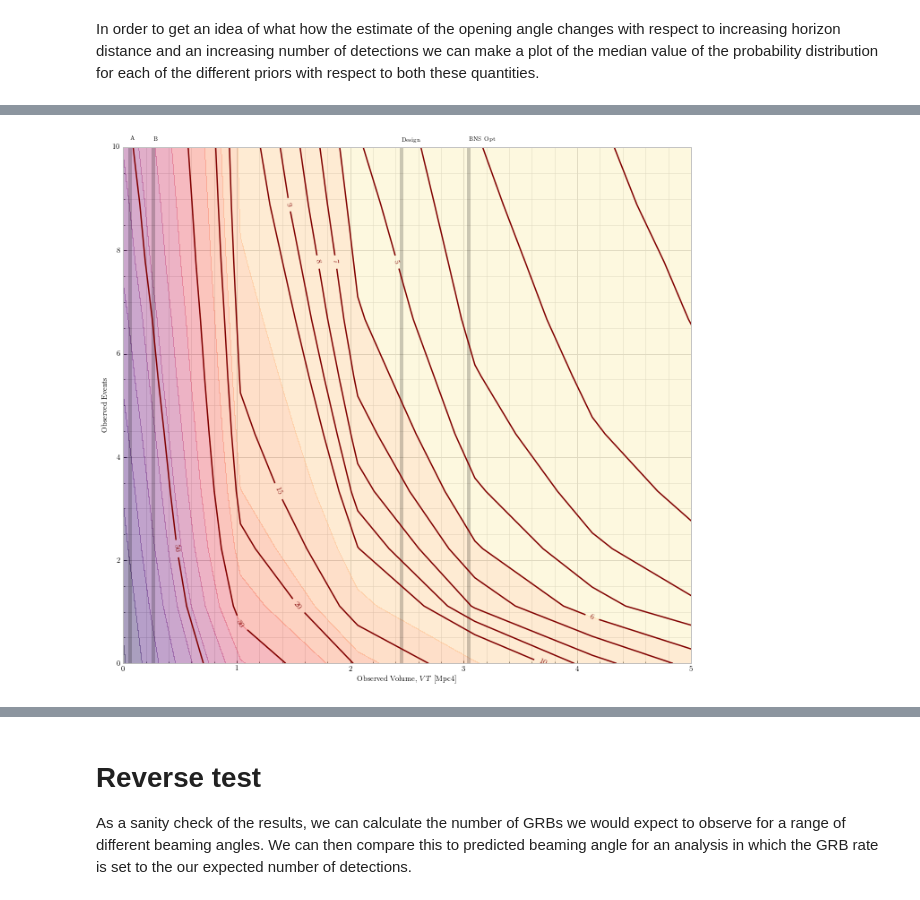
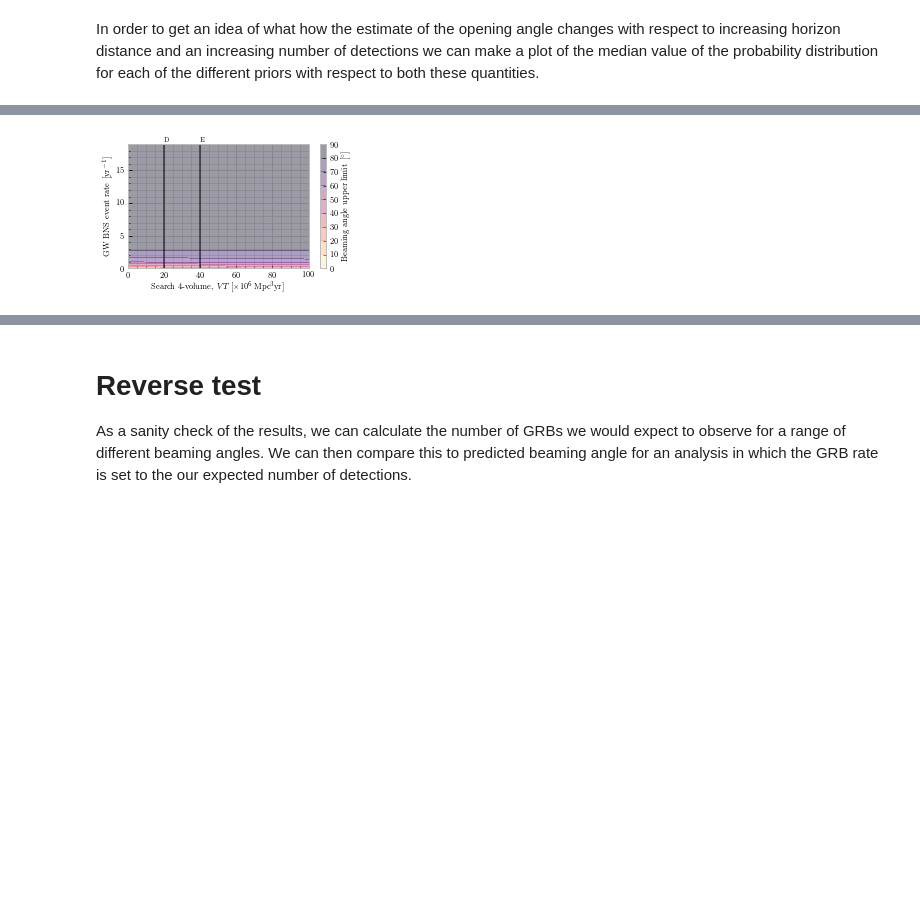
Before and after one commit to transientlunatic/grbeams, a Jupyter notebook: notebooks/GRB Beaming Angle estimation using PyMC3.ipynb, the cells around one changed output, grey strips where cells are left out. Saved outputs shown, nothing was run; the diff lists cells and outputs as text; code cells hidden in the pictures; blank space fills up the shorter version.

Commit message:
Made small change to the surface plot script to update these for the paper.

```diff
--- a/notebooks/GRB Beaming Angle estimation using PyMC3.ipynb
+++ b/notebooks/GRB Beaming Angle estimation using PyMC3.ipynb
@@ -571,22 +567,3 @@ for trace in traces[dist::4]:
 np.savetxt("975perc", angles975)
 np.savetxt("500perc", angles500)
 np.savetxt("025perc", angles025)
-# %%
-from astropy import constants as c
-from astropy import units as u
-
-scenarios = [
-    #["O1", 0.5, 80],
-    ["A", 0.4, 80],
-    ["B", 0.5, 120],
-    ["Design", 1.0, 200],
-    ["BNS Opt", 1.0, 215]
-]
-
-extraticks = []
-extralabels = []
-for scenario in scenarios:
-    years = scenario[1] * u.year
-    srange = scenario[2] * u.megaparsec
-    extralabels.append(scenario[0])
-    extraticks.append(((c.c * years).to(u.megaparsec) * srange**3).value)
@@ -595,48 +573,60 @@ angles500 = np.loadtxt('500perc')
 # %%
 import scipy.ndimage
-data = scipy.ndimage.zoom(np.rad2deg(angles500).reshape(10, 20), 1)
+from matplotlib import colors, ticker, cm
+from astropy import constants as c
+from astropy import units as u
+data = np.rad2deg(angles975).reshape(20, 200)
 
 width = 3.487 #* 2
 height = width / 1.618
 
 matplotlib.rcParams.update({'font.size': 6})
 
+scenarios = {
+    #"A": 4*0.45,
+    #"B": 2*1.3,
+    #"C": 6.5/0.75,
+    "D": 20,
+    "E": 40
+            }
 
-height, width= 10, 10
+#height, width= 20, 10
 f, ax = plt.subplots(1,1, sharex=True, figsize = (width, height))
 
 
 
-ax.set_xlim([0, 5.0]);
+ax.set_xlim([0, 100]);
 
-vth = (c.c * 1*u.year).to(u.megaparsec)
-for i in xrange(len(extraticks)):
-    ax.vlines(extraticks[i], 0, 10, color='k', alpha=0.2, lw=4)
+vth = 4./3 * np.pi #* (c.c * 1*u.year).to(u.megaparsec)
+for scenario in scenarios.iteritems():
+    ax.vlines(scenario[1], 0, 19, color='k', alpha=0.5, lw=2)
     x_bounds = ax.get_xlim()
-    ax.annotate(s=extralabels[i], xy =((extraticks[i]/(x_bounds[1]-x_bounds[0])),1.01), xycoords='axes fraction', verticalalignment='right', horizontalalignment='center bottom' , rotation = 0)
+    ax.annotate(s=scenario[0], xy =(((scenario[1]-x_bounds[0])/(x_bounds[1]-x_bounds[0])),1.01), xycoords='axes fraction', verticalalignment='right', rotation = 0)
 
-consf = ax.contourf(np.linspace(vth*10**3, vth*400**3, data.shape[1]), np.linspace(0, 10, data.shape[0]),
+consf = ax.contourf(np.linspace(vth*(10/2.26)**3/1e6, vth*(1000/2.26)**3/1e6, data.shape[1]), np.linspace(0, 19, data.shape[0]),
              data,
-             levels = np.linspace(0,90, 16), alpha = 0.4, cmap = "magma_r", lw=0
+             levels = np.linspace(0, 90, 10), alpha = 0.4, cmap = "magma_r", lw=0
             )
 
-cons = ax.contour(np.linspace(vth*10**3, vth*400**3, data.shape[1]), np.linspace(0, 10, data.shape[0]),
-             data,
-             levels = [0,1,2,3,4,5,6,7,8,9,10, 15, 20, 30, 50], colors='maroon', lw=2, cw=1
-            )
+#cons = ax.contour(np.linspace(vth*10**3, vth*400**3, data.shape[1]), np.linspace(0, 10, data.shape[0]),
+#             data,
+#             levels = [0, 1, 2, 3, 4, 5, 10, 20], colors='maroon', lw=1, cw=1
+#            )
 
 #cons = ax.contour(np.log10(data))
 
-ax.clabel(cons, inline=1, fontsize=8, fmt='%1.0f')
+#ax.clabel(cons, inline=1, fontsize=8, fmt='%1.0f')
 
 ax.get_xaxis().set_minor_locator(matplotlib.ticker.AutoMinorLocator())
 ax.get_yaxis().set_minor_locator(matplotlib.ticker.AutoMinorLocator())
-ax.grid(b=True, which='major', linewidth=1.0)
+ax.grid(b=True, which='major', linewidth=1.0, color="#DDDDDD")
 ax.grid(b=True, which='minor', linewidth=0.5)
+cb=f.colorbar(consf)
+ax.set_xlabel(r"Search 4-volume, $VT\, [\times10^6\, \rm{Mpc}^3 \rm{yr}]$")
+ax.set_ylabel(r"GW BNS event rate [${\rm yr}^{-1}$]")
 
-ax.set_xlabel(r"Observed Volume, $VT$ [Mpc4]")
-ax.set_ylabel(r"Observed Events")
-f.subplots_adjust(0.1, 0.15, .98, .95, wspace=0.05)
-f.savefig("volume_v_nevents.pdf")
+cb.set_label('Beaming angle upper limit [$^{\circ}$]')
+f.subplots_adjust(0.1, 0.15, 1, .95, wspace=0.05)
+f.savefig("../final_paper/volume_v_nevents.pdf")
 # %% [output]
-[figure, old version]
+[figure, new version]
```
Also changed, not shown: parts of 38 cells of this notebook, 1 other file.
